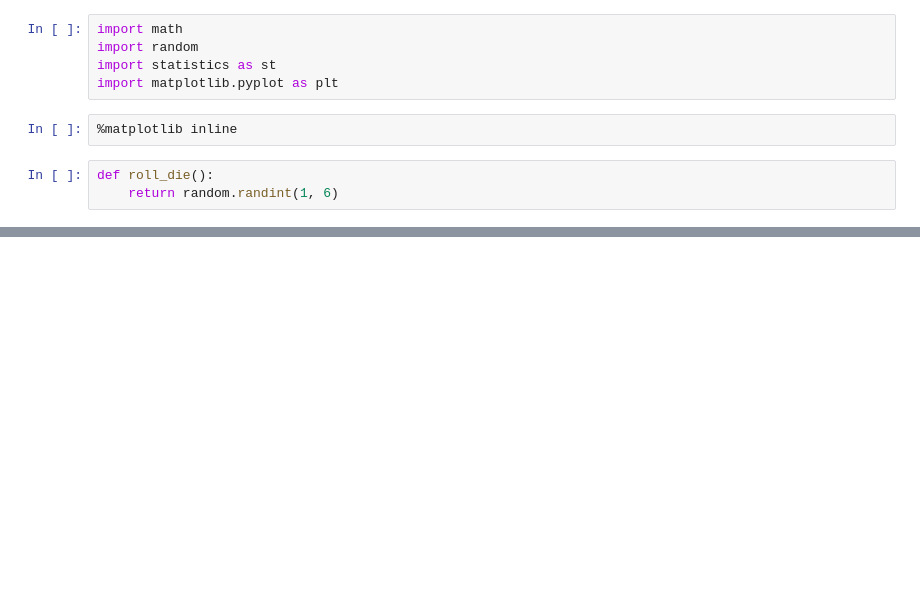
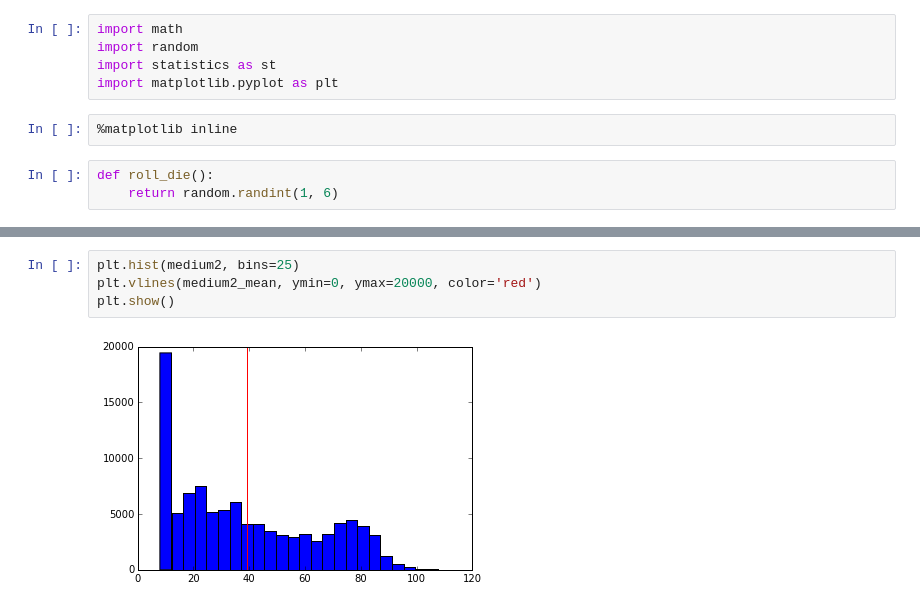
Before and after one commit to TylerKotkin/ultimate-pig, a Jupyter notebook: ultimate-pig.ipynb, the cells around one changed output, grey strips where cells are left out. Drawn from its saved outputs; the diff is of its cells as text; blank space fills up the shorter version.

```diff
--- a/ultimate-pig.ipynb
+++ b/ultimate-pig.ipynb
@@ -85,0 +156,6 @@ print(game.play_game())
+# %%
+plt.hist(medium2, bins=25)
+plt.vlines(medium2_mean, ymin=0, ymax=20000, color='red')
+plt.show()
+# %% [output]
+[figure, added]
```
Also changed, not shown: parts of 22 cells of this notebook.
